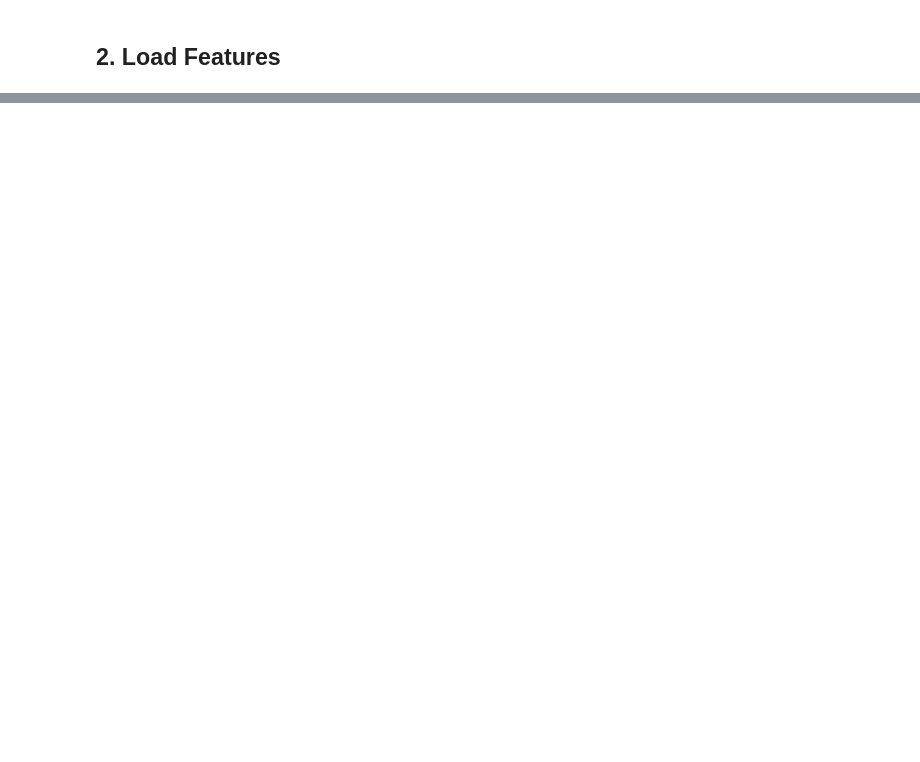
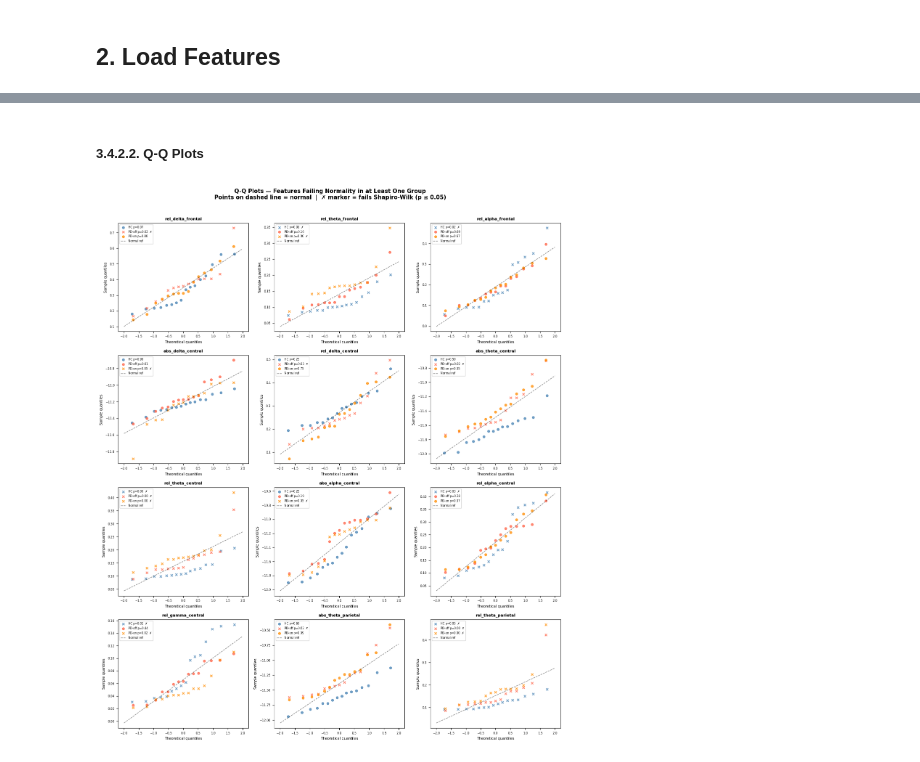
Before and after one commit to FajarLaksono/ai-neuro-EEG-ds002778-analysis, a Jupyter notebook: 05_statistical_analysis.ipynb, the cells around one changed output, grey strips where cells are left out. Drawn from its saved outputs; the diff is of its cells as text; code cells hidden in the pictures; blank space fills up the shorter version.

```diff
--- a/05_statistical_analysis.ipynb
+++ b/05_statistical_analysis.ipynb
@@ -110,0 +233,64 @@ else:
+# %% [markdown]
+##### 3.4.2.2. Q-Q Plots
+# %%
+# ── Plot 2: Q-Q plots for non-normal features ────────────────────────────────
+from scipy.stats import probplot
+
+# Select features that fail normality in at least one group (up to 12)
+non_normal_feats = norm_df[norm_df['normal'] == False]['feature'].unique().tolist()
+show_feats = non_normal_feats[:12]
+
+# If fewer than 6, pad with the most borderline normal features
+if len(show_feats) < 6:
+    borderline = (norm_df[norm_df['normal'] == True]
+                  .groupby('feature')['p'].min()
+                  .sort_values()
+                  .index.tolist())
+    for f in borderline:
+        if f not in show_feats:
+            show_feats.append(f)
+        if len(show_feats) == 6:
+            break
+
+grp_colors = {'HC': 'steelblue', 'PD-off': 'tomato', 'PD-on': 'darkorange'}
+ncols = 3
+nrows = int(np.ceil(len(show_feats) / ncols))
+
+fig, axes = plt.subplots(nrows, ncols, figsize=(13, 3.8 * nrows))
+axes = axes.flatten()
+
+for i, feat in enumerate(show_feats):
+    ax = axes[i]
+    all_vals = df[feat].dropna().values
+    (_, _), (slope, intercept, _) = probplot(all_vals, dist='norm')
+
+    for grp in GROUPS:
+        vals = df[df['group'] == grp][feat].dropna().values
+        (osm, osr), _ = probplot(vals, dist='norm')
+        p_val = norm_df[(norm_df['feature'] == feat) & (norm_df['group'] == grp)]['p'].values[0]
+        marker = 'x' if p_val <= ALPHA else 'o'
+        ax.scatter(osm, osr, s=20, alpha=0.75, color=grp_colors[grp], marker=marker,
+                   label=f'{grp} p={p_val:.2f}{"  ✗" if p_val <= ALPHA else ""}')
+
+    # Reference line (fitted to combined data)
+    x_ref = np.linspace(osm[0] - 0.3, osm[-1] + 0.3, 100)
+    ax.plot(x_ref, slope * x_ref + intercept, 'k--', linewidth=1, alpha=0.5, label='Normal ref')
+
+    ax.set_title(feat, fontsize=8, fontweight='bold')
+    ax.set_xlabel('Theoretical quantiles', fontsize=7)
+    ax.set_ylabel('Sample quantiles', fontsize=7)
+    ax.tick_params(labelsize=6)
+    ax.legend(fontsize=5.5, loc='upper left')
+
+for j in range(i + 1, len(axes)):
+    axes[j].set_visible(False)
+
+plt.suptitle(
+    'Q-Q Plots — Features Failing Normality in at Least One Group\n'
+    'Points on dashed line = normal  |  ✗ marker = fails Shapiro-Wilk (p ≤ 0.05)',
+    fontsize=11, fontweight='bold', y=1.01
+)
+plt.tight_layout()
+plt.show()
+# %% [output]
+[figure, added]
```
Also changed, not shown: parts of 33 cells of this notebook.
